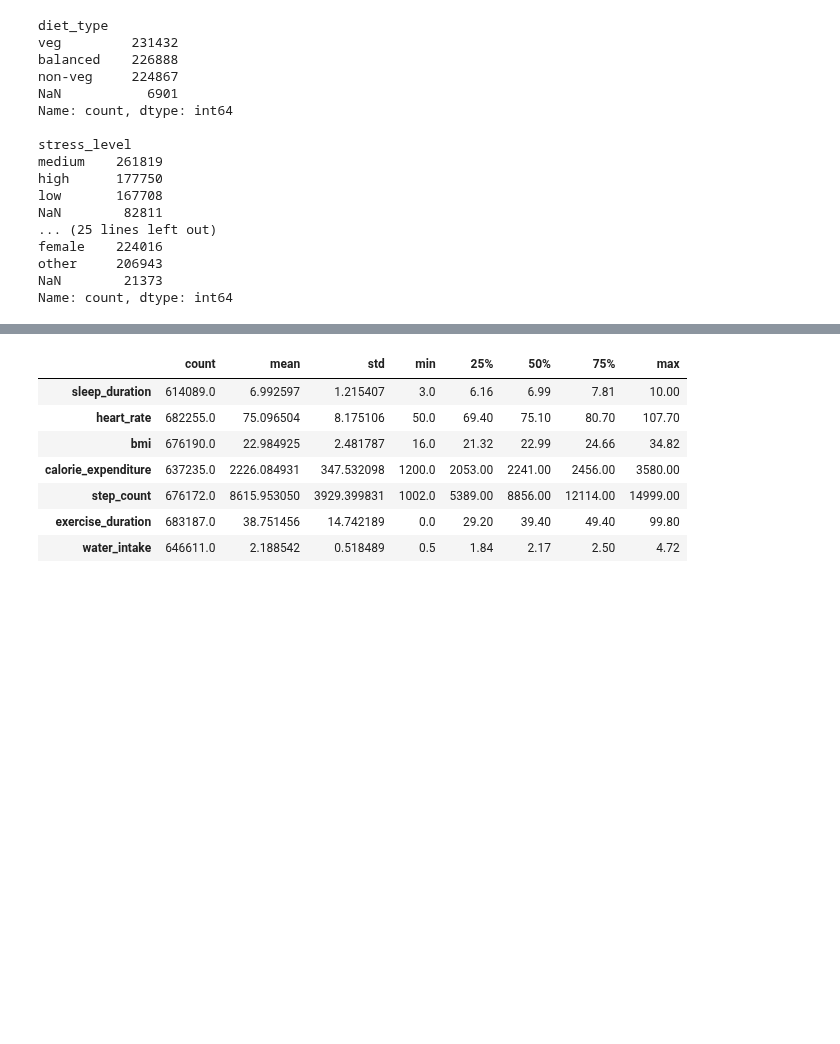
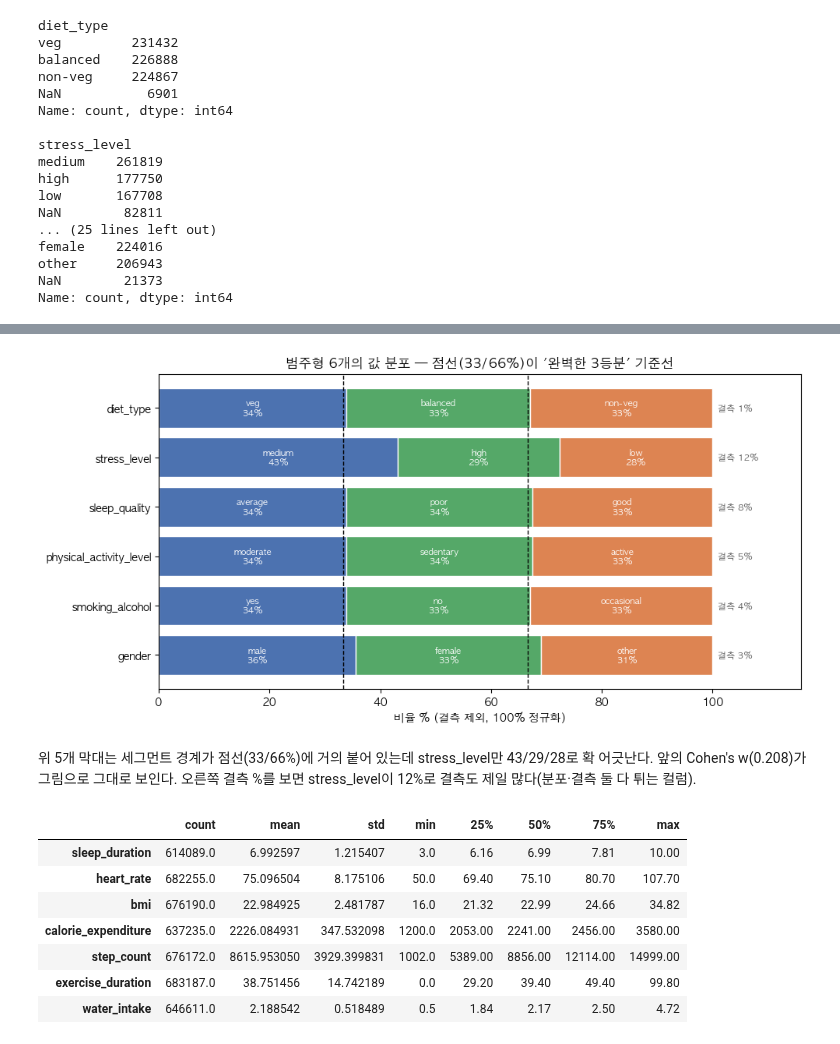
Before and after one commit to qoal1201/synthetic-society-research, a Jupyter notebook: foundations/student-health-risk.ipynb, the cells around one changed output, grey strips where cells are left out. Saved outputs shown, nothing was run; the diff lists cells and outputs as text; code cells hidden in the pictures; blank space fills up the shorter version.

```diff
--- a/foundations/student-health-risk.ipynb
+++ b/foundations/student-health-risk.ipynb
@@ -90,0 +99,15 @@ Name: count, dtype: int64
+# %%
+# 카이제곱 적합도 검정 + 효과크기(Cohen's w) — 6개 범주형이 얼마나 "완벽한 3등분"에 가까운가
+from scipy.stats import chisquare
+import numpy as np
+
+rows = []
+for col in categorical_cols:
+    vc = train[col].value_counts()               # NaN 제외한 실제 응답만
+    n, k = vc.sum(), len(vc)
+    chi2, p = chisquare(vc.values, [n / k] * k)   # 기준 = 완벽한 균등(각 n/k)
+    w = np.sqrt(chi2 / n)                         # Cohen's w = sqrt(χ²/N), 표본크기에 안 흔들림
+    rows.append({"컬럼": col, "χ²": round(chi2), "p값": p, "Cohen_w": round(w, 3)})
+
+chi_table = pd.DataFrame(rows).sort_values("Cohen_w").reset_index(drop=True)  # w 작은 순 = 균등한 순
+chi_table
@@ -97,3 +135,35 @@ Name: count, dtype: int64
+# %%
+# 3등분 지문을 그림으로 — 범주형 6개의 값 분포 (결측 제외, 100% 정규화)
+import matplotlib.pyplot as plt
+plt.rcParams["font.family"] = "AppleGothic"   # 한글 깨짐 방지
+plt.rcParams["axes.unicode_minus"] = False
+
+slot_colors = ["#4C72B0", "#55A868", "#DD8452"]   # 가장 흔한 값 / 2번째 / 3번째
+cols_plot = categorical_cols[::-1]                # 위->아래 보기 좋게 뒤집기
+
+fig, ax = plt.subplots(figsize=(10, 5))
+for y, col in enumerate(cols_plot):
+    vc = train[col].value_counts().sort_values(ascending=False)   # 결측 제외, 빈도 내림차순
+    left = 0
+    for j, (name, ct) in enumerate(vc.items()):
+        pct = ct / vc.sum() * 100
+        ax.barh(y, pct, left=left, color=slot_colors[j], edgecolor="white")
+        if pct > 7:
+            ax.text(left + pct / 2, y, f"{name}\n{pct:.0f}%", ha="center", va="center",
+                    color="white", fontsize=8)
+        left += pct
+    ax.text(101, y, f"결측 {train[col].isna().mean() * 100:.0f}%", va="center", fontsize=8, color="#555")
+
+ax.axvline(33.33, color="black", ls="--", lw=1)   # '완벽한 3등분' 기준선
+ax.axvline(66.67, color="black", ls="--", lw=1)
+ax.set_yticks(range(len(cols_plot))); ax.set_yticklabels(cols_plot)
+ax.set_xlim(0, 116); ax.set_xlabel("비율 % (결측 제외, 100% 정규화)")
+ax.set_title("범주형 6개의 값 분포 — 점선(33/66%)이 '완벽한 3등분' 기준선")
+plt.tight_layout(); plt.show()
+# %% [output]
+[figure, added]
+# %% [markdown]
+위 5개 막대는 세그먼트 경계가 점선(33/66%)에 거의 붙어 있는데 stress_level만 43/29/28로 확 어긋난다. 앞의 Cohen's w(0.208)가 그림으로 그대로 보인다. 오른쪽 결측 %를 보면 stress_level이 12%로 결측도 제일 많다(분포·결측 둘 다 튀는 컬럼).
 # %%
 # 숫자로 된 단서들 - 평균/최소/최대 등 요약 통계
 # .T = 표를 뒤집어서(행<->열) 컬럼이 잘리지 않고 다 보이게
```
Also changed, not shown: parts of 96 cells of this notebook, 1 other file.
